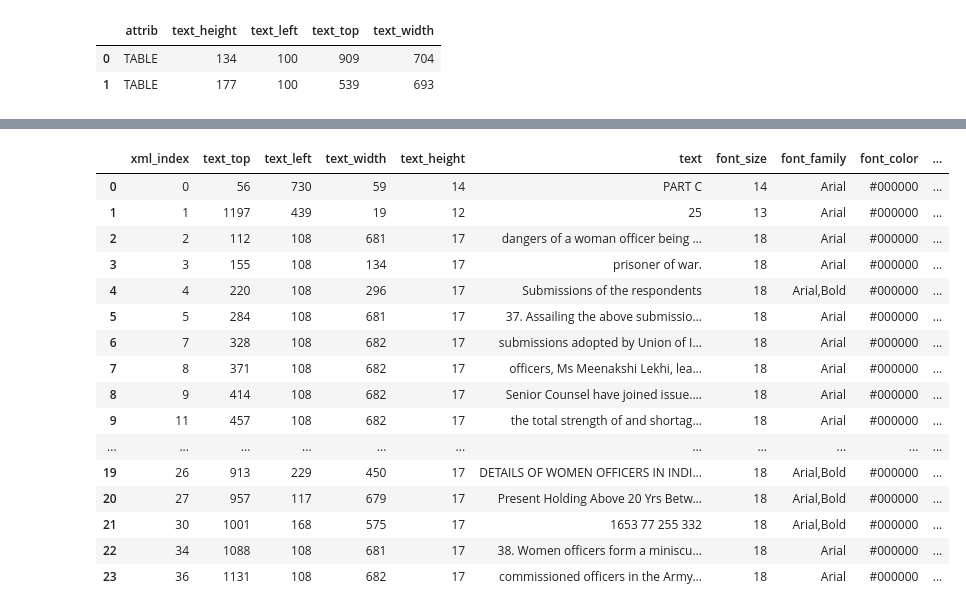
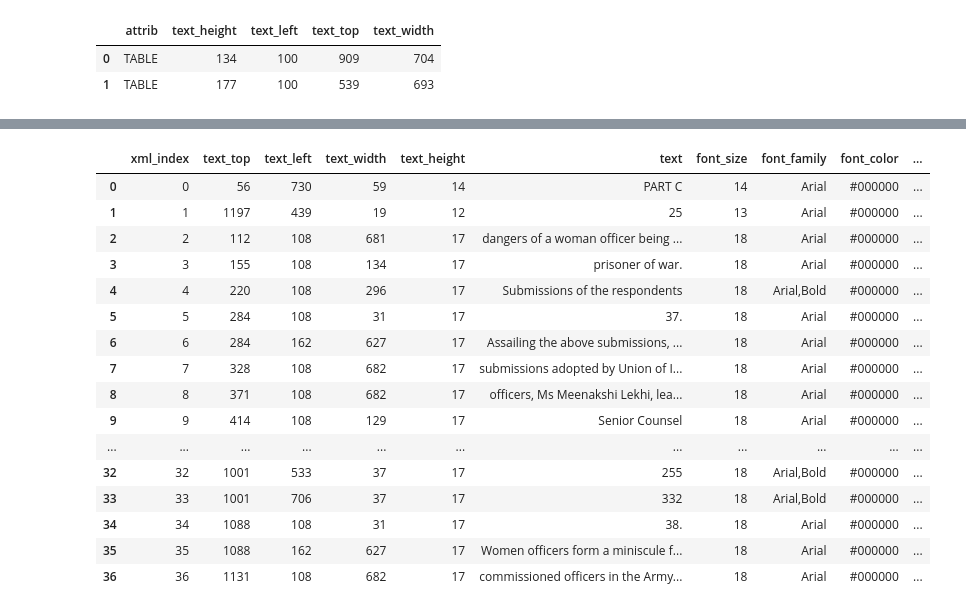
Before and after one commit to kumardeepak/document-structure, a Jupyter notebook: notebooks/DOCUMENT_STRUCTURE_MAIN_KD.ipynb, the cells around one changed output, grey strips where cells are left out. Cells and saved outputs as stored; diff of their text form; code cells hidden in the pictures.

Commit message:
table recognition & detailing

```diff
--- a/notebooks/DOCUMENT_STRUCTURE_MAIN_KD.ipynb
+++ b/notebooks/DOCUMENT_STRUCTURE_MAIN_KD.ipynb
@@ -111,31 +108,31 @@ draw_box(img_filepath, page_width, page_height, table_df, color='red')
 # %%
 in_df   = df #.loc[10:30]
 
 h_df    = merge_horizontal_blocks(in_df, document_configs, debug=False)
 
 if document_configs['LANGUAGE_TYPE']  == 'hin':
     h_df  = extract_text_from_image(img_filepath, page_width, page_height, h_df,
                                     lang=document_configs['LANGUAGE_TYPE'])
 
 v_df    = merge_vertical_blocks(h_df, document_configs, debug=False)
 
 # draw_box(img_filepath, page_width, page_height, v_df, color='red')
-show_df(h_df)
+show_df(in_df)
 # %% [output]
 |  | xml_index | text_top | text_left | text_width | text_height | text | font_size | font_family | font_color | ... |
 | 0 | 0 | 56 | 730 | 59 | 14 | PART C | 14 | Arial | #000000 | ... |
 | 1 | 1 | 1197 | 439 | 19 | 12 | 25 | 13 | Arial | #000000 | ... |
 | 2 | 2 | 112 | 108 | 681 | 17 | dangers of a woman officer being ... | 18 | Arial | #000000 | ... |
 | 3 | 3 | 155 | 108 | 134 | 17 | prisoner of war. | 18 | Arial | #000000 | ... |
 | 4 | 4 | 220 | 108 | 296 | 17 | Submissions of the respondents | 18 | Arial,Bold | #000000 | ... |
-| 5 | 5 | 284 | 108 | 681 | 17 | 37. Assailing the above submissio... | 18 | Arial | #000000 | ... |
-| 6 | 7 | 328 | 108 | 682 | 17 | submissions adopted by Union of I... | 18 | Arial | #000000 | ... |
-| 7 | 8 | 371 | 108 | 682 | 17 | officers, Ms Meenakshi Lekhi, lea... | 18 | Arial | #000000 | ... |
-| 8 | 9 | 414 | 108 | 682 | 17 | Senior Counsel have joined issue.... | 18 | Arial | #000000 | ... |
-| 9 | 11 | 457 | 108 | 682 | 17 | the total strength of and shortag... | 18 | Arial | #000000 | ... |
+| 5 | 5 | 284 | 108 | 31 | 17 | 37. | 18 | Arial | #000000 | ... |
+| 6 | 6 | 284 | 162 | 627 | 17 | Assailing the above submissions, ... | 18 | Arial | #000000 | ... |
+| 7 | 7 | 328 | 108 | 682 | 17 | submissions adopted by Union of I... | 18 | Arial | #000000 | ... |
+| 8 | 8 | 371 | 108 | 682 | 17 | officers, Ms Meenakshi Lekhi, lea... | 18 | Arial | #000000 | ... |
+| 9 | 9 | 414 | 108 | 129 | 17 | Senior Counsel | 18 | Arial | #000000 | ... |
 | ... | ... | ... | ... | ... | ... | ... | ... | ... | ... | ... |
-| 19 | 26 | 913 | 229 | 450 | 17 | DETAILS OF WOMEN OFFICERS IN INDI... | 18 | Arial,Bold | #000000 | ... |
-| 20 | 27 | 957 | 117 | 679 | 17 | Present Holding Above 20 Yrs Betw... | 18 | Arial,Bold | #000000 | ... |
-| 21 | 30 | 1001 | 168 | 575 | 17 | 1653 77 255 332 | 18 | Arial,Bold | #000000 | ... |
-| 22 | 34 | 1088 | 108 | 681 | 17 | 38. Women officers form a miniscu... | 18 | Arial | #000000 | ... |
-| 23 | 36 | 1131 | 108 | 682 | 17 | commissioned officers in the Army... | 18 | Arial | #000000 | ... |
+| 32 | 32 | 1001 | 533 | 37 | 17 | 255 | 18 | Arial,Bold | #000000 | ... |
+| 33 | 33 | 1001 | 706 | 37 | 17 | 332 | 18 | Arial,Bold | #000000 | ... |
+| 34 | 34 | 1088 | 108 | 31 | 17 | 38. | 18 | Arial | #000000 | ... |
+| 35 | 35 | 1088 | 162 | 627 | 17 | Women officers form a miniscule f... | 18 | Arial | #000000 | ... |
+| 36 | 36 | 1131 | 108 | 682 | 17 | commissioned officers in the Army... | 18 | Arial | #000000 | ... |
```
Also changed, not shown: parts of 4 cells of this notebook, 3 other files.
